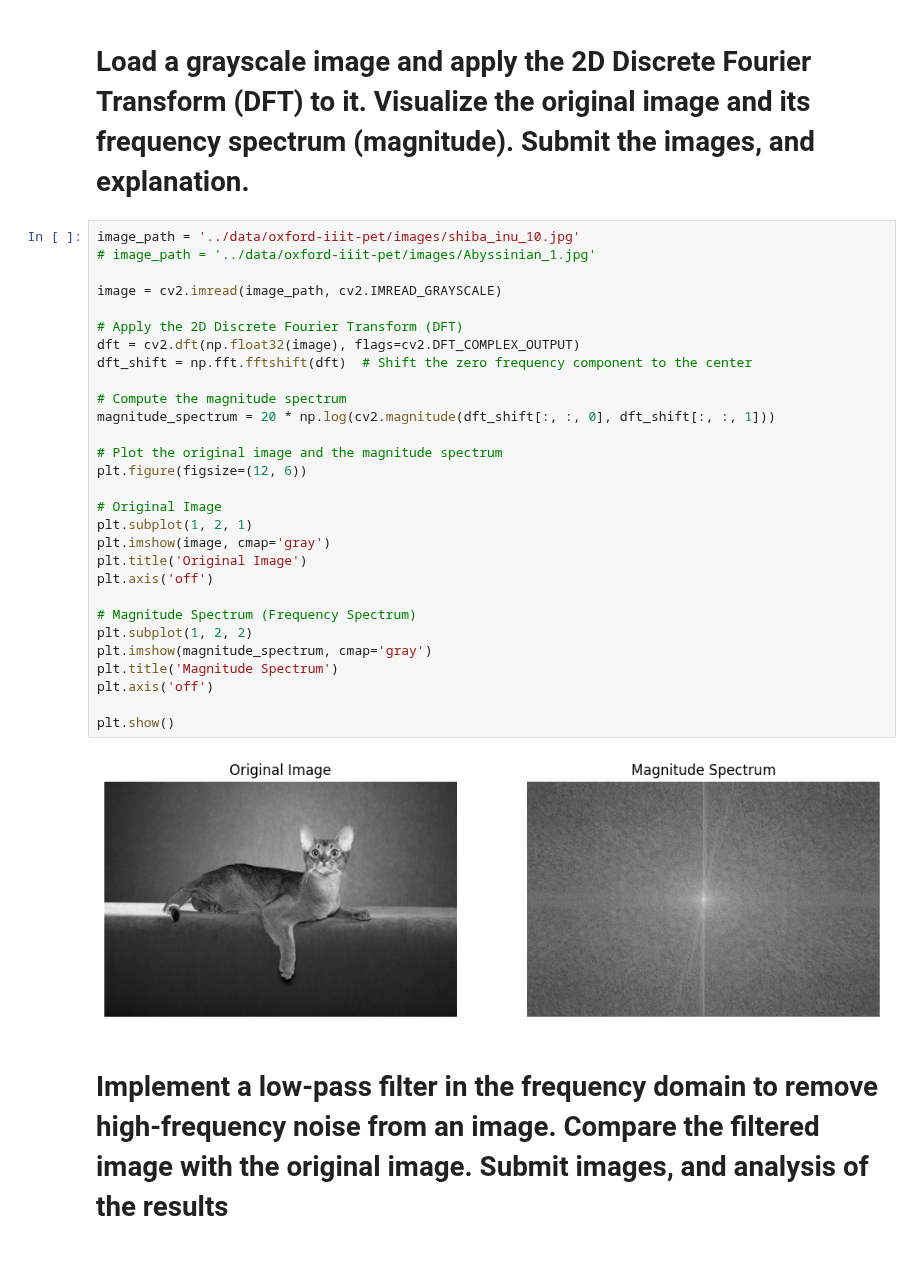
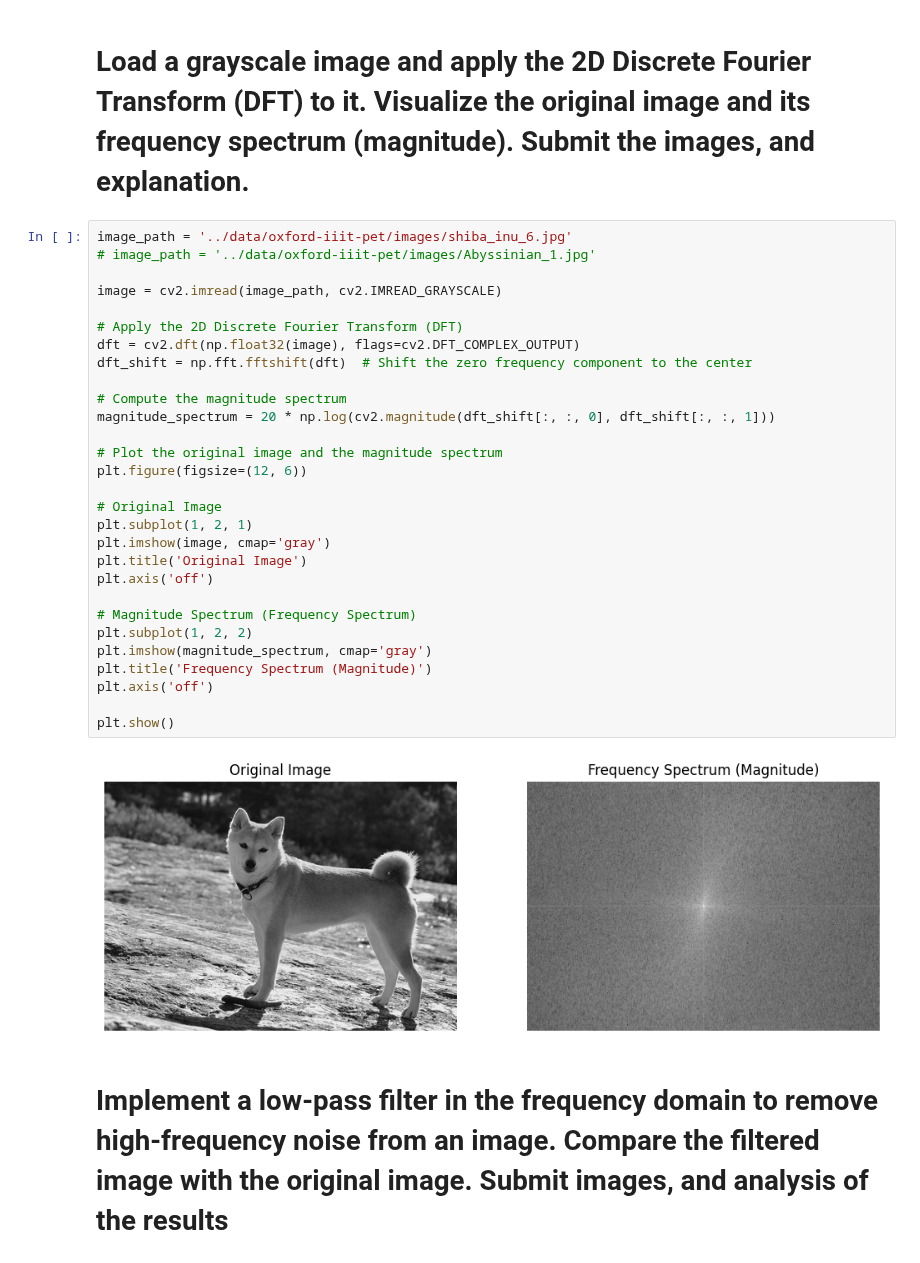
Before and after one commit to Anders-Stubberud/IT3212, a Jupyter notebook: assignment_2/anders_fourier_transform.ipynb, the cells around one changed output. Drawn from its saved outputs; the diff is of its cells as text.

Commit message:
nedlastning av data og fourier oppgave 1

```diff
--- a/assignment_2/anders_fourier_transform.ipynb
+++ b/assignment_2/anders_fourier_transform.ipynb
@@ -6,36 +6,36 @@ import matplotlib.pyplot as plt
 # %% [markdown]
 # Load a grayscale image and apply the 2D Discrete Fourier Transform (DFT) to it. Visualize the original image and its frequency spectrum (magnitude). Submit the images, and explanation.
 # %%
-image_path = '../data/oxford-iiit-pet/images/shiba_inu_10.jpg'
+image_path = '../data/oxford-iiit-pet/images/shiba_inu_6.jpg'
 # image_path = '../data/oxford-iiit-pet/images/Abyssinian_1.jpg'
 
 image = cv2.imread(image_path, cv2.IMREAD_GRAYSCALE)
 
 # Apply the 2D Discrete Fourier Transform (DFT)
 dft = cv2.dft(np.float32(image), flags=cv2.DFT_COMPLEX_OUTPUT)
 dft_shift = np.fft.fftshift(dft)  # Shift the zero frequency component to the center
 
 # Compute the magnitude spectrum
 magnitude_spectrum = 20 * np.log(cv2.magnitude(dft_shift[:, :, 0], dft_shift[:, :, 1]))
 
 # Plot the original image and the magnitude spectrum
 plt.figure(figsize=(12, 6))
 
 # Original Image
 plt.subplot(1, 2, 1)
 plt.imshow(image, cmap='gray')
 plt.title('Original Image')
 plt.axis('off')
 
 # Magnitude Spectrum (Frequency Spectrum)
 plt.subplot(1, 2, 2)
 plt.imshow(magnitude_spectrum, cmap='gray')
-plt.title('Magnitude Spectrum')
+plt.title('Frequency Spectrum (Magnitude)')
 plt.axis('off')
 
 plt.show()
 # %% [output]
-[figure, old version]
+[figure, new version]
 # %% [markdown]
 #  Implement a low-pass filter in the frequency domain to remove high-frequency noise from an image. Compare the filtered image with the original image. Submit images, and analysis of the results
 # %% [markdown]
```
